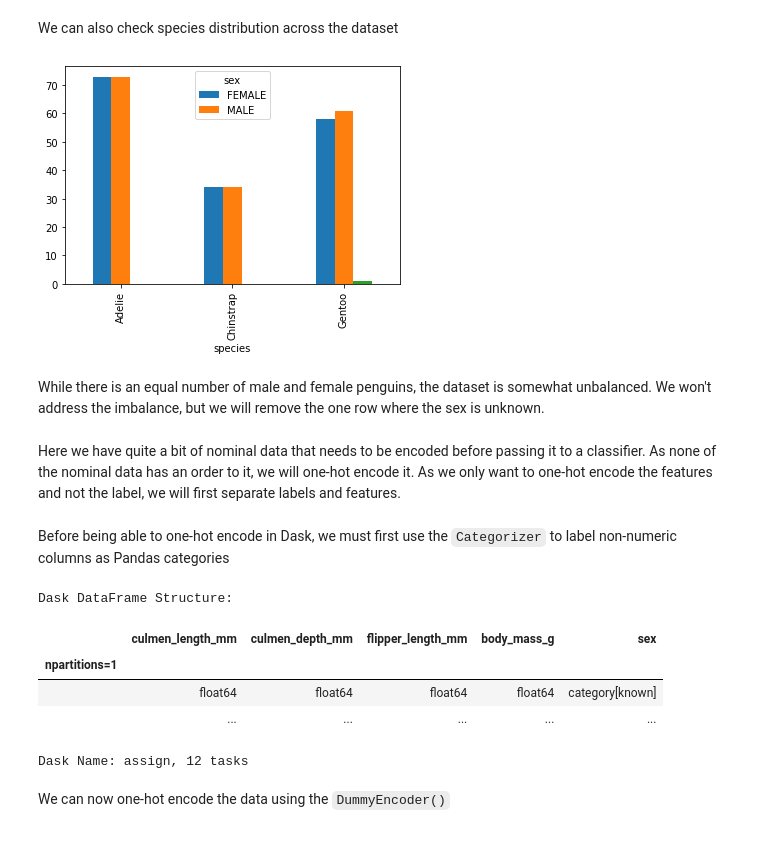
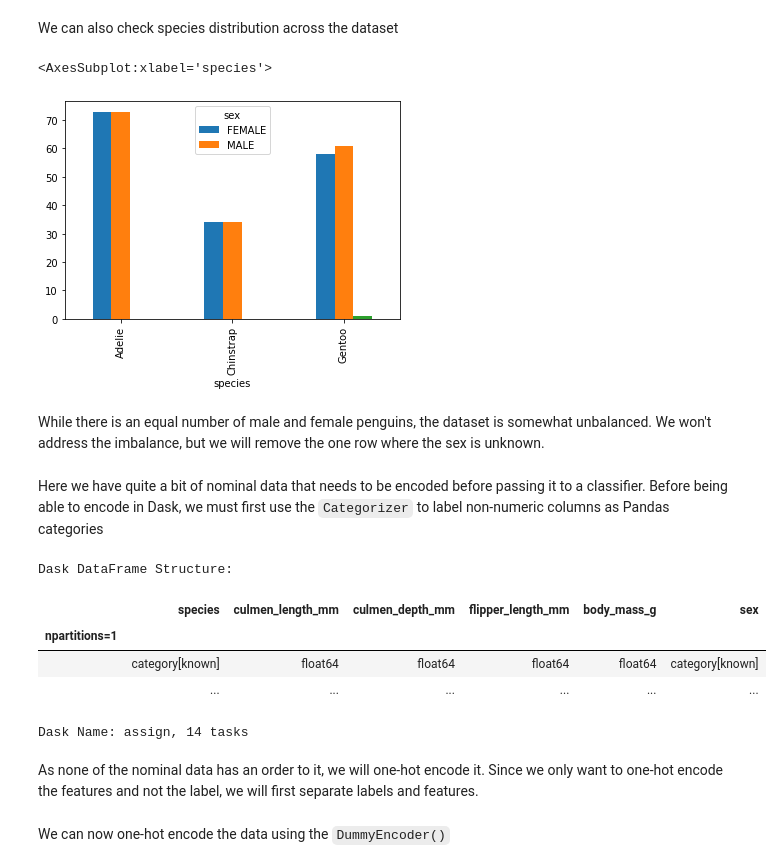
Before and after one commit to ValHayot/dask-tutorial, a Jupyter notebook: Dask-tutorial.ipynb, the cells around one changed output. Drawn from its saved outputs; the diff is of its cells as text; code cells hidden in the pictures.

```diff
--- a/Dask-tutorial.ipynb
+++ b/Dask-tutorial.ipynb
@@ -385,9 +395,18 @@ d_df = d_df.drop("island", axis=1)
 # %% [markdown]
 We can also check species distribution across the dataset
 # %%
-_ = d_df[["species", "sex"]].groupby(["species", "sex"]).size().reset_index() \
-                            .rename(columns={0: "count"}).compute().pivot(index="species", columns="sex", values="count").plot.bar()
+(
+    d_df[["species", "sex"]]
+    .groupby(["species", "sex"])
+    .size()
+    .reset_index()
+    .rename(columns={0: "count"})
+    .compute()
+    .pivot(index="species", columns="sex", values="count")
+    .plot.bar()
+)
 # %% [output]
+<AxesSubplot:xlabel='species'>
 [figure]
 # %% [markdown]
 While there is an equal number of male and female penguins, the dataset is somewhat unbalanced.
@@ -395,6 +414,21 @@ We won't address the imbalance, but we will remove the one row where the sex is
 # %%
 d_df = d_df[d_df["sex"] != "_"]
 # %% [markdown]
-Here we have quite a bit of nominal data that needs to be encoded before passing it to a classifier. As none of the nominal data has an order to it, we will one-hot encode it. As we only want to one-hot encode the features and not the label, we will first separate labels and features.
+Here we have quite a bit of nominal data that needs to be encoded before passing it to a classifier. Before being able to encode in Dask, we must first use the `Categorizer` to label non-numeric columns as Pandas categories
+# %%
+from dask_ml.preprocessing import Categorizer
+
+ce = Categorizer()
+d_df = ce.fit_transform(d_df)
+d_df
+# %% [output]
+Dask DataFrame Structure:
+|  | species | culmen_length_mm | culmen_depth_mm | flipper_length_mm | body_mass_g | sex |
+| npartitions=1 |  |  |  |  |  |  |
+|  | category[known] | float64 | float64 | float64 | float64 | category[known] |
+|  | ... | ... | ... | ... | ... | ... |
+Dask Name: assign, 14 tasks
+# %% [markdown]
+ As none of the nominal data has an order to it, we will one-hot encode it. Since we only want to one-hot encode the features and not the label, we will first separate labels and features.
 # %%
 X = d_df.iloc[:, 1:7] # features
@@ -402,19 +436,3 @@ y = d_df["species"].to_frame() # labels
-# %% [markdown]
-Before being able to one-hot encode in Dask, we must first use the `Categorizer` to label non-numeric columns as Pandas categories
-# %%
-from dask_ml.preprocessing import Categorizer
-
-ce = Categorizer()
-X = ce.fit_transform(X)
-y = ce.fit_transform(y)
-X
-# %% [output]
-Dask DataFrame Structure:
-|  | culmen_length_mm | culmen_depth_mm | flipper_length_mm | body_mass_g | sex |
-| npartitions=1 |  |  |  |  |  |
-|  | float64 | float64 | float64 | float64 | category[known] |
-|  | ... | ... | ... | ... | ... |
-Dask Name: assign, 12 tasks
 # %% [markdown]
 We can now one-hot encode the data using the `DummyEncoder()`
 # %%
```
Also changed, not shown: parts of 16 cells of this notebook, 3 other files.
